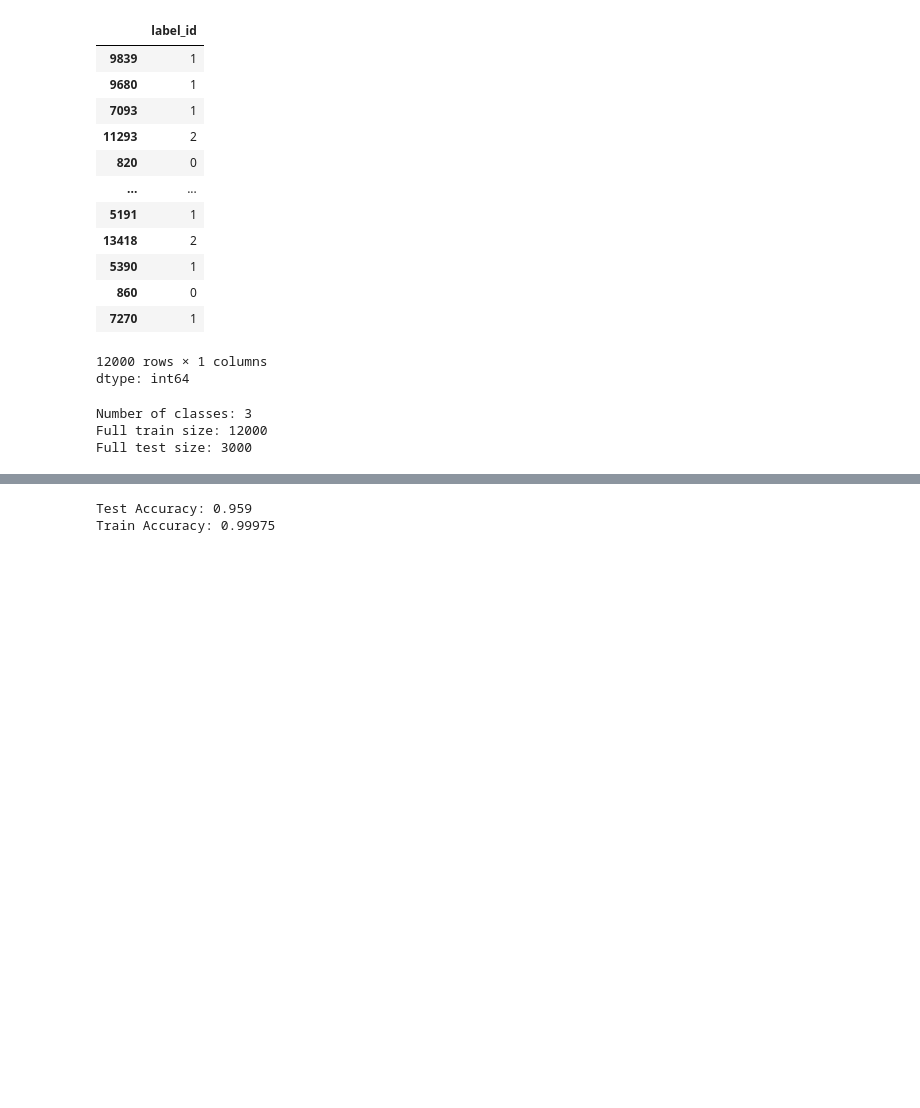
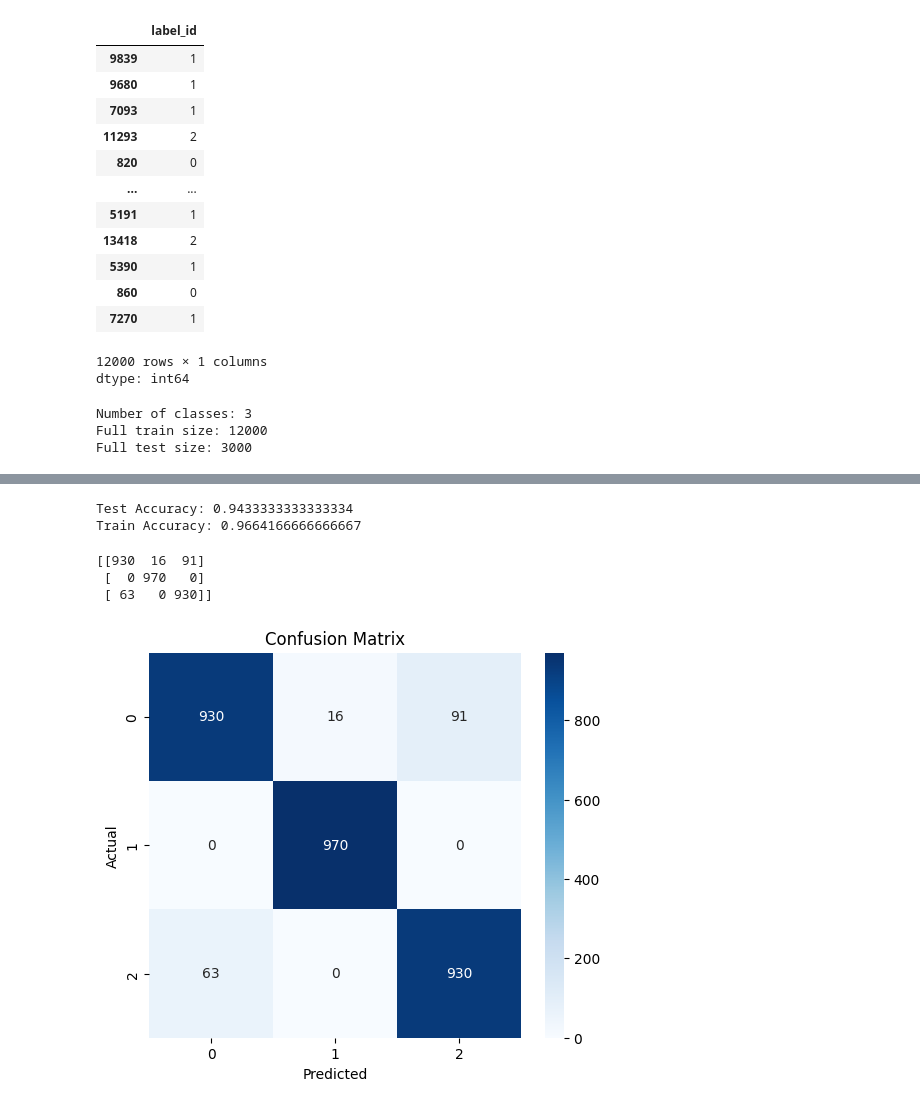
Before and after one commit to sonjoy1s/LungCancer, a Jupyter notebook: LungCancerForPaper.ipynb, the cells around one changed output, grey strips where cells are left out. Saved outputs shown, nothing was run; the diff lists cells and outputs as text; code cells hidden in the pictures; blank space fills up the shorter version.

Commit message:
full model update

```diff
--- a/LungCancerForPaper.ipynb
+++ b/LungCancerForPaper.ipynb
@@ -139,8 +139,8 @@ Number of classes: 3
 Full train size: 12000
 Full test size: 3000
 # %%
-train_dataset = Subset(train_dataset_full, list(range (8000, len(train_dataset_full))))
-test_dataset = Subset(test_dataset_full, list(range(1000, len(test_dataset_full))))
+train_dataset = Subset(train_dataset_full, list(range (0, len(train_dataset_full))))
+test_dataset = Subset(test_dataset_full, list(range(0, len(test_dataset_full))))
 # %%
 print(len(train_dataset))
 print(len(test_dataset))
@@ -188,7 +188,7 @@ class MyCNNs(nn.Module):
 model = MyCNNs(num_classes=num_classes).to(device)
 # %%
 learning_rate = 0.001
-epochs = 25
+epochs = 5
 criterion = nn.CrossEntropyLoss(label_smoothing=0.1)
 optimizer = optim.AdamW(model.parameters(), lr=1e-3, weight_decay=1e-4)
 # %%
@@ -243,5 +231,39 @@ print("Test Accuracy:", test_acc)
 train_acc = evaluate(train_loader)
 print("Train Accuracy:", train_acc)
 # %% [output]
-Test Accuracy: 0.959
-Train Accuracy: 0.99975
+Test Accuracy: 0.9433333333333334
+Train Accuracy: 0.9664166666666667
+# %%
+from sklearn.metrics import confusion_matrix
+
+def get_all_preds(loader):
+    model.eval()
+    all_preds = []
+    all_labels = []
+    with torch.no_grad():
+        for batch_features, batch_labels in loader:
+            batch_features = batch_features.to(device)
+            outputs = model(batch_features)
+            _, predicted = torch.max(outputs, 1)
+            all_preds.extend(predicted.cpu().numpy())
+            all_labels.extend(batch_labels.cpu().numpy())
+    return np.array(all_labels), np.array(all_preds)
+
+y_true, y_pred = get_all_preds(test_loader)
+
+cm = confusion_matrix(y_true, y_pred)
+print(cm)
+# %% [output]
+[[930  16  91]
+ [  0 970   0]
+ [ 63   0 930]]
+# %%
+import seaborn as sns
+plt.figure(figsize=(6,5))
+sns.heatmap(cm, annot=True, fmt="d", cmap="Blues")
+plt.xlabel("Predicted")
+plt.ylabel("Actual")
+plt.title("Confusion Matrix")
+plt.show()
+# %% [output]
+[figure, added]
```
Also changed, not shown: parts of 3 cells of this notebook.
